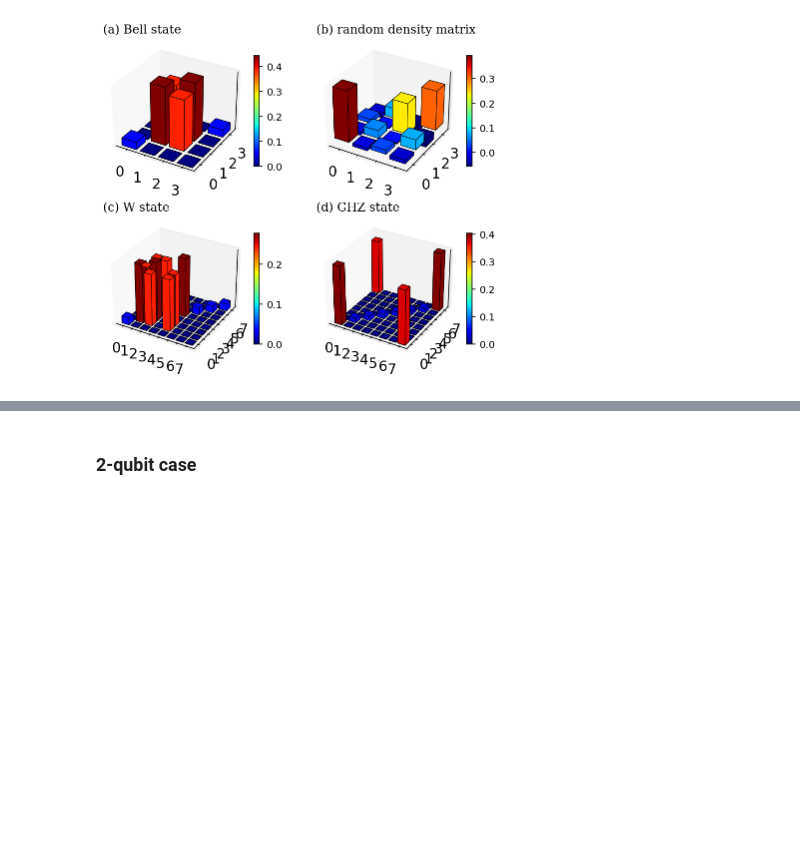
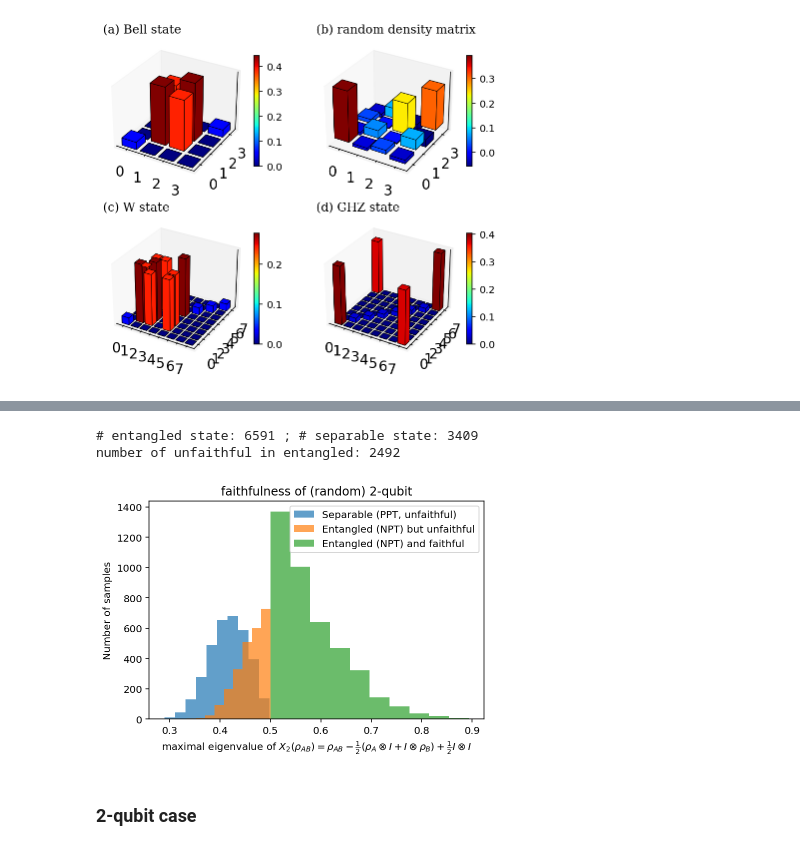
Before and after one commit to Jue-Xu/Entanglement-Witness, a Jupyter notebook: Code/Entangle.ipynb, the cells around one changed output, grey strips where cells are left out. Drawn from its saved outputs; the diff is of its cells as text; code cells hidden in the pictures; blank space fills up the shorter version.

```diff
--- a/Code/Entangle.ipynb
+++ b/Code/Entangle.ipynb
@@ -111,3 +133,33 @@ generate_noisy_ghz_ensemble: 3 qubits, 10 samples
+# %%
+# faithfulness of 2-qubit
+samples = generate_two_qubit_random_state_PPT(m=10000)
+
+def x_d(rho, d):
+    return rho - 1 / d * (tensor(rho.ptrace(0), qeye([d])) + tensor(qeye([d]),rho.ptrace(1))) + 2 / d**2 * qeye([d, d])
+
+x_2_PPT = [ x_d(rho,2) for rho in samples[1] ]
+x_2_NPT = [ x_d(rho,2) for rho in samples[0] ]
+
+maximal_x_d_PPT_eigvals = [rho.eigenenergies(sort='high', eigvals=1) for rho in x_2_PPT]
+maximal_x_d_NPT_eigvals = [rho.eigenenergies(sort='high', eigvals=1) for rho in x_2_NPT]
+unfaithful_entangled = [e for e in maximal_x_d_NPT_eigvals if e <= 0.5]
+faithful_entangled = [e for e in maximal_x_d_NPT_eigvals if e > 0.5]
+print('number of unfaithful in entangled:', len(unfaithful_entangled))
+
+fig, ax = plt.subplots(figsize=(6, 4))
+ax.set_ylabel('Number of samples')
+ax.set_xlabel(r'maximal eigenvalue of $ X_2( \rho_{AB})=\rho_{AB}-\frac{1}{2}(\rho_{A}\otimes I + I \otimes \rho_{B})+\frac{1}{2} I\otimes I $')
+ax.set_title('faithfulness of (random) 2-qubit')
+ax.hist(np.array(maximal_x_d_PPT_eigvals), alpha=0.7)
+ax.hist(np.array(unfaithful_entangled), alpha=0.7)
+ax.hist(np.array(faithful_entangled), alpha=0.7)
+# ax.hist(np.array(maximal_x_d_NPT_eigval), alpha=0.7)
+ax.legend(['Separable (PPT, unfaithful)','Entangled (NPT) but unfaithful', 'Entangled (NPT) and faithful'])
+plt.savefig('faithfulness_2_qubit.png', dpi=300)
+# %% [output]
+# entangled state: 6591 ; # separable state: 3409
+number of unfaithful in entangled: 2492
+[figure, added]
 # %% [markdown]
 ### 2-qubit case
 # %% [markdown]
```
Also changed, not shown: parts of 1 cell of this notebook, 3 other files.
